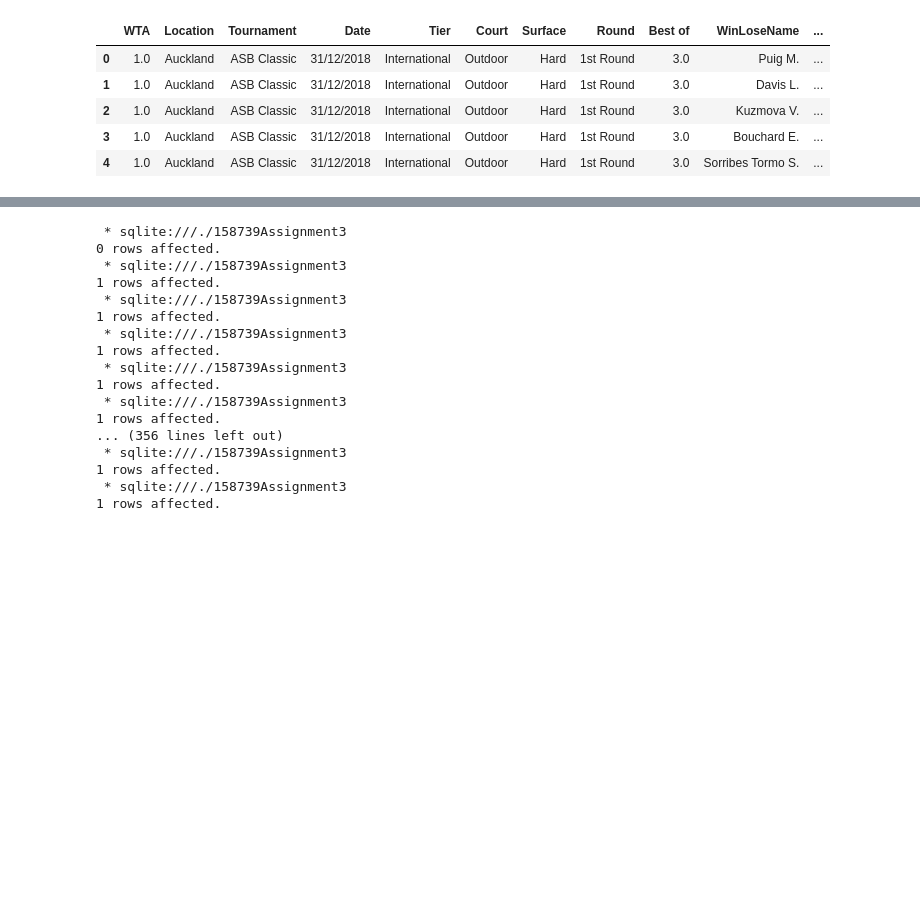
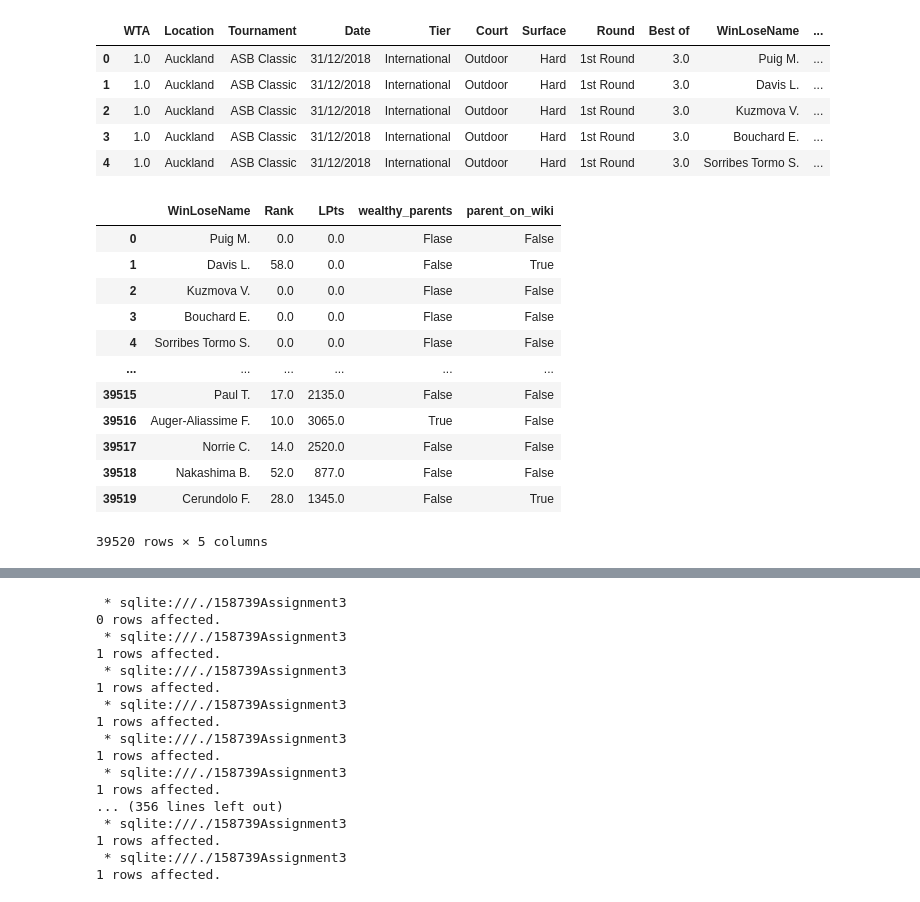
Before and after one commit to mmmcustard/analytics158739, a Jupyter notebook: 158739Assignment3.ipynb, the cells around one changed output, grey strips where cells are left out. Cells and saved outputs as stored; diff of their text form; code cells hidden in the pictures; blank space fills up the shorter version.

Commit message:
add players table

```diff
--- a/158739Assignment3.ipynb
+++ b/158739Assignment3.ipynb
@@ -189,3 +189,20 @@ player_odds_df.head()
 | 2 | 1.0 | Auckland | ASB Classic | 31/12/2018 | International | Outdoor | Hard | 1st Round | 3.0 | Kuzmova V. | ... |
 | 3 | 1.0 | Auckland | ASB Classic | 31/12/2018 | International | Outdoor | Hard | 1st Round | 3.0 | Bouchard E. | ... |
 | 4 | 1.0 | Auckland | ASB Classic | 31/12/2018 | International | Outdoor | Hard | 1st Round | 3.0 | Sorribes Tormo S. | ... |
+# %%
+new_df = player_odds_df[['WinLoseName', 'Rank', 'LPts', 'wealthy_parents', 'parent_on_wiki']].copy()
+new_df
+# %% [output]
+|  | WinLoseName | Rank | LPts | wealthy_parents | parent_on_wiki |
+| 0 | Puig M. | 0.0 | 0.0 | Flase | False |
+| 1 | Davis L. | 58.0 | 0.0 | False | True |
+| 2 | Kuzmova V. | 0.0 | 0.0 | Flase | False |
+| 3 | Bouchard E. | 0.0 | 0.0 | Flase | False |
+| 4 | Sorribes Tormo S. | 0.0 | 0.0 | Flase | False |
+| ... | ... | ... | ... | ... | ... |
+| 39515 | Paul T. | 17.0 | 2135.0 | False | False |
+| 39516 | Auger-Aliassime F. | 10.0 | 3065.0 | True | False |
+| 39517 | Norrie C. | 14.0 | 2520.0 | False | False |
+| 39518 | Nakashima B. | 52.0 | 877.0 | False | False |
+| 39519 | Cerundolo F. | 28.0 | 1345.0 | False | True |
+39520 rows × 5 columns
```
Also changed, not shown: parts of 1 cell of this notebook, 1 other file.
